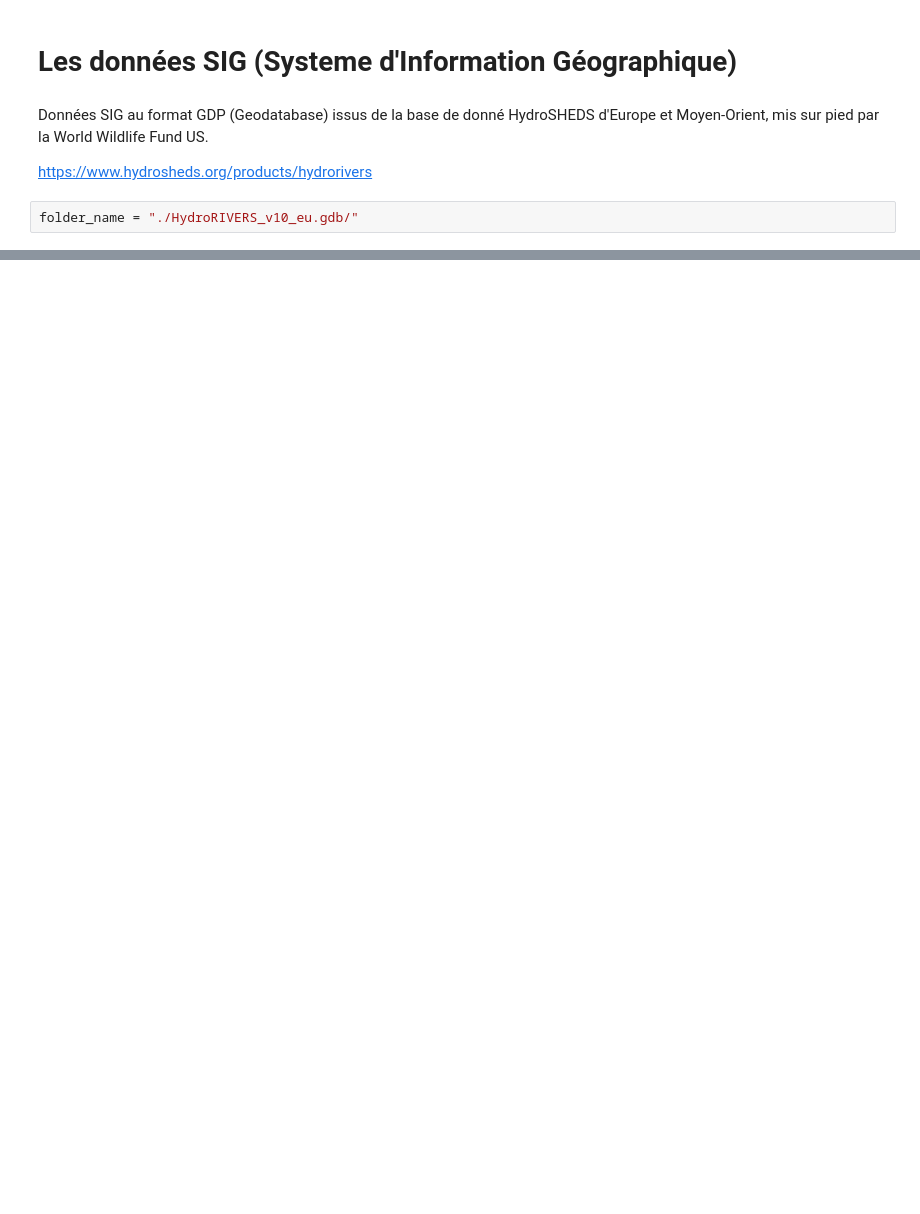
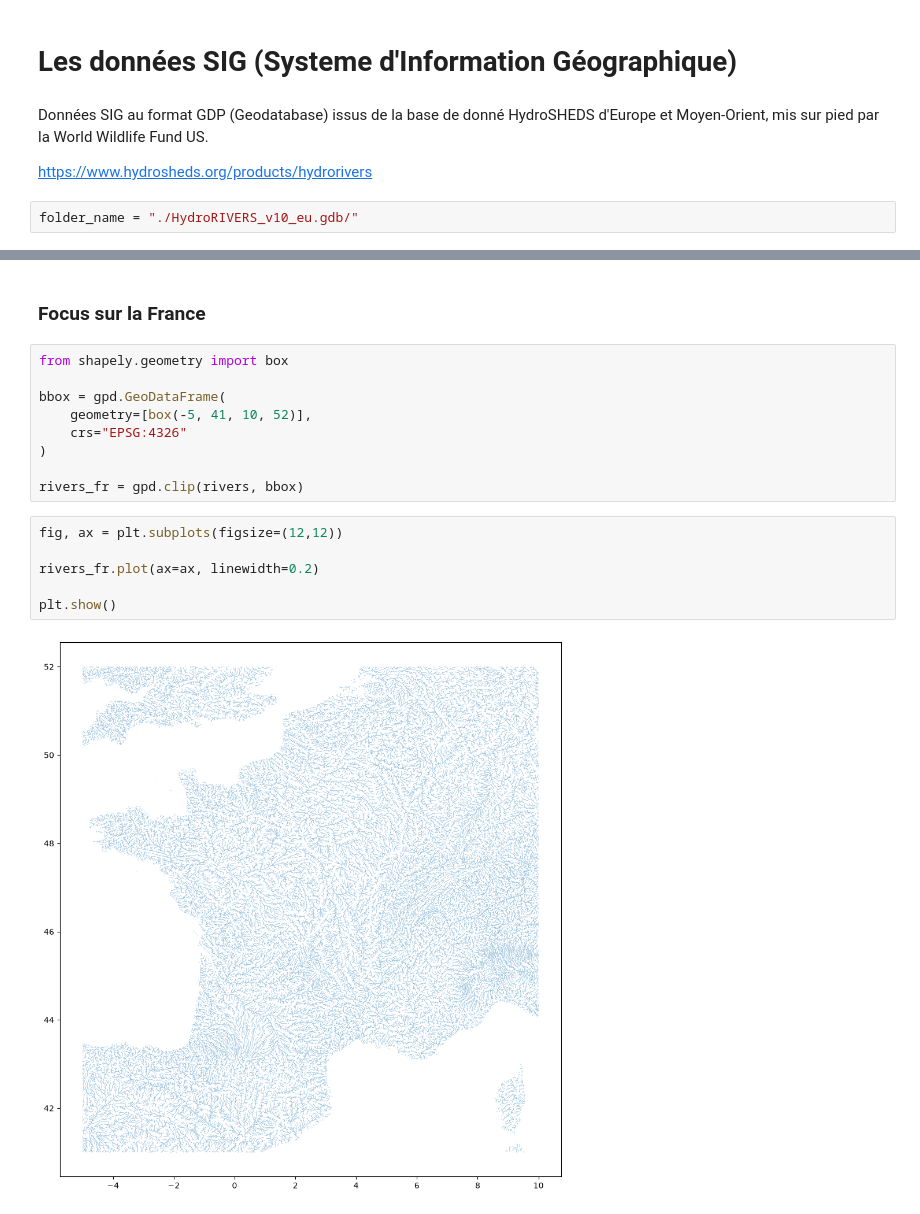
Before and after one commit to arthurleq/Modelisation-hydraulique, a Jupyter notebook: SIG visualisation/visualisation_SIG_data.ipynb, the cells around one changed output, grey strips where cells are left out. Cells and saved outputs as stored; diff of their text form; blank space fills up the shorter version.

Commit message:
modif: explication des paramètre du dataset SIG et zoom sur la france pour la carte des tronçons d'eau

```diff
--- a/SIG visualisation/visualisation_SIG_data.ipynb
+++ b/SIG visualisation/visualisation_SIG_data.ipynb
@@ -34,3 +129,22 @@ rivers.plot(ax=ax, linewidth=0.2)
 plt.show()
 # %% [output]
 [figure]
+# %% [markdown]
+### Focus sur la France
+# %%
+from shapely.geometry import box
+
+bbox = gpd.GeoDataFrame(
+    geometry=[box(-5, 41, 10, 52)],
+    crs="EPSG:4326"
+)
+
+rivers_fr = gpd.clip(rivers, bbox)
+# %%
+fig, ax = plt.subplots(figsize=(12,12))
+
+rivers_fr.plot(ax=ax, linewidth=0.2)
+
+plt.show()
+# %% [output]
+[figure, added]
```
Also changed, not shown: parts of 8 cells of this notebook.
